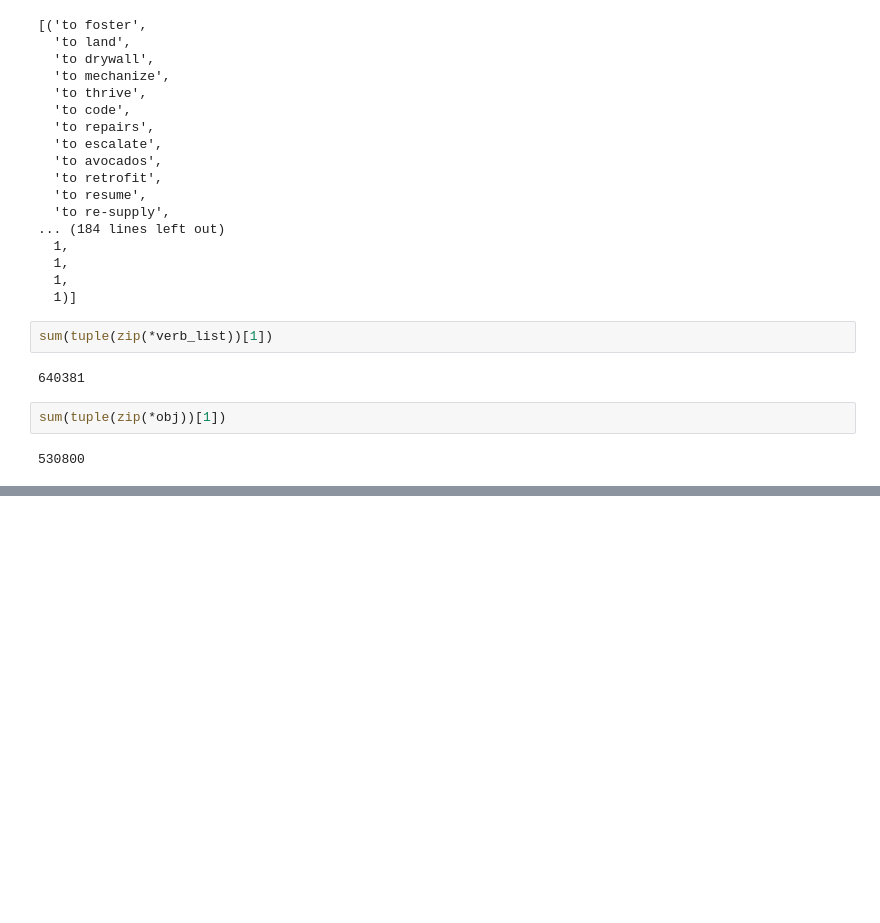
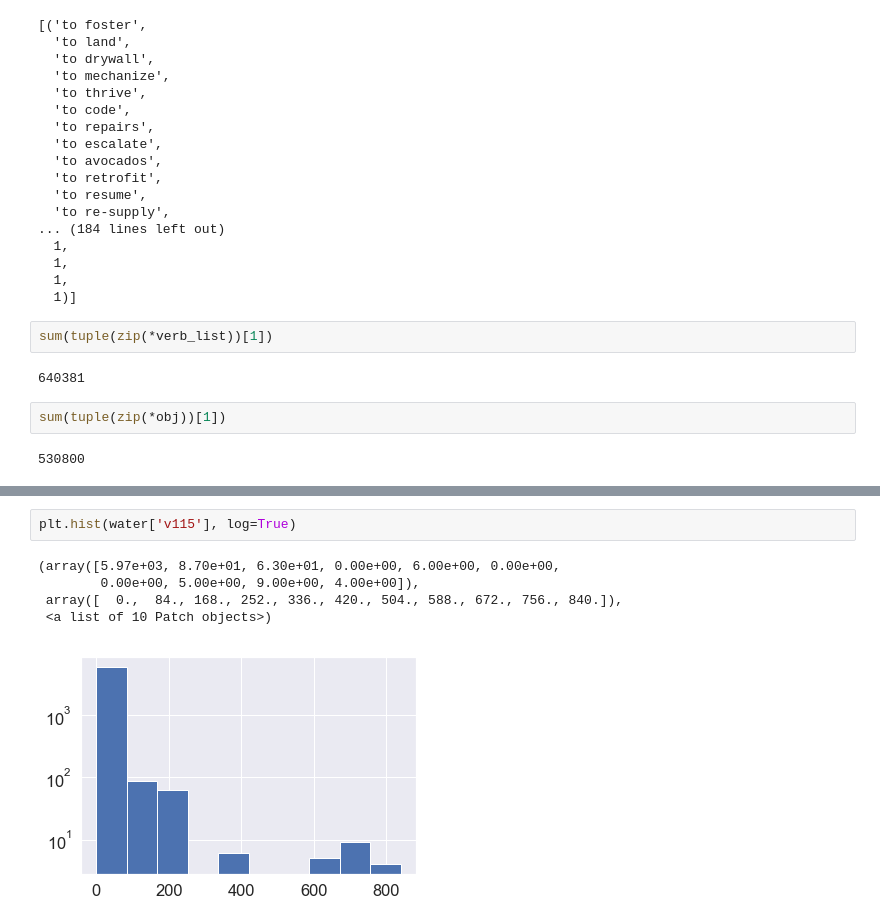
Before and after one commit to MichiganDataScienceTeam/kiva, a Jupyter notebook: analysis/Kiva.ipynb, the cells around one changed output, grey strips where cells are left out. Cells and saved outputs as stored; diff of their text form; blank space fills up the shorter version.

```diff
--- a/analysis/Kiva.ipynb
+++ b/analysis/Kiva.ipynb
@@ -268,0 +304,8 @@ sum(tuple(zip(*obj))[1])
+# %%
+plt.hist(water['v115'], log=True)
+# %% [output]
+(array([5.97e+03, 8.70e+01, 6.30e+01, 0.00e+00, 6.00e+00, 0.00e+00,
+        0.00e+00, 5.00e+00, 9.00e+00, 4.00e+00]),
+ array([  0.,  84., 168., 252., 336., 420., 504., 588., 672., 756., 840.]),
+ <a list of 10 Patch objects>)
+[figure, added]
```
Also changed, not shown: parts of 7 cells of this notebook, 3 other files.
